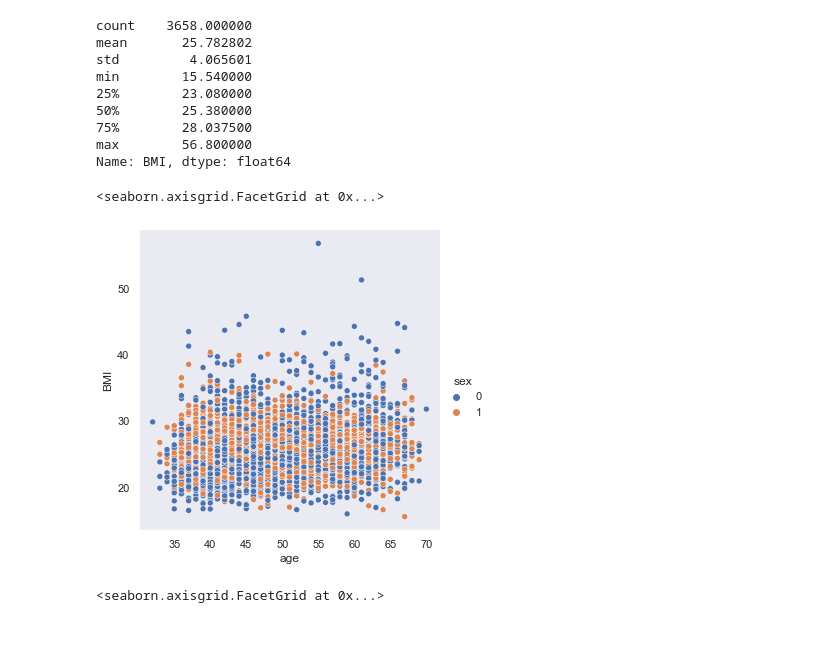
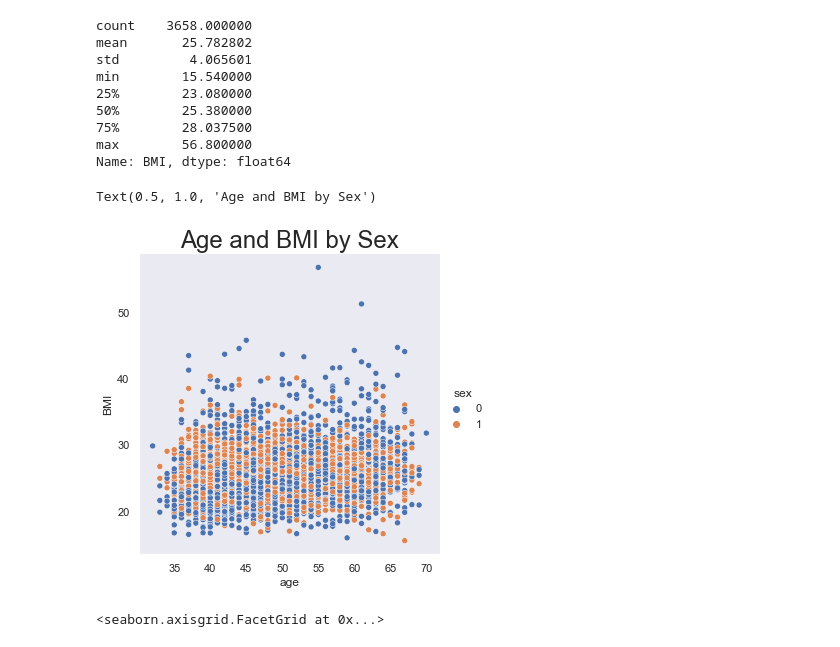
Before and after one commit to DennisdelRioCarbo/Team-11, a Jupyter notebook: framingham_eda.ipynb, the cells around one changed output. Cells and saved outputs as stored; diff of their text form; code cells hidden in the pictures.

```diff
--- a/framingham_eda.ipynb
+++ b/framingham_eda.ipynb
@@ -460,9 +464,10 @@ Name: BMI, dtype: float64
 # %%
 #Scatterplot for age, BMI by sex
 sns.relplot(data=df, x='age', y='BMI', hue='sex')
+plt.title('Age and BMI by Sex', size=24)
 # %% [output]
-<seaborn.axisgrid.FacetGrid at 0x...>
+Text(0.5, 1.0, 'Age and BMI by Sex')
-[figure, old version]
+[figure, new version]
 # %%
 #BMI boxplot to check for outliers
 sns.catplot(data=df, y='BMI', kind='box')
```
Also changed, not shown: parts of 8 cells of this notebook.
